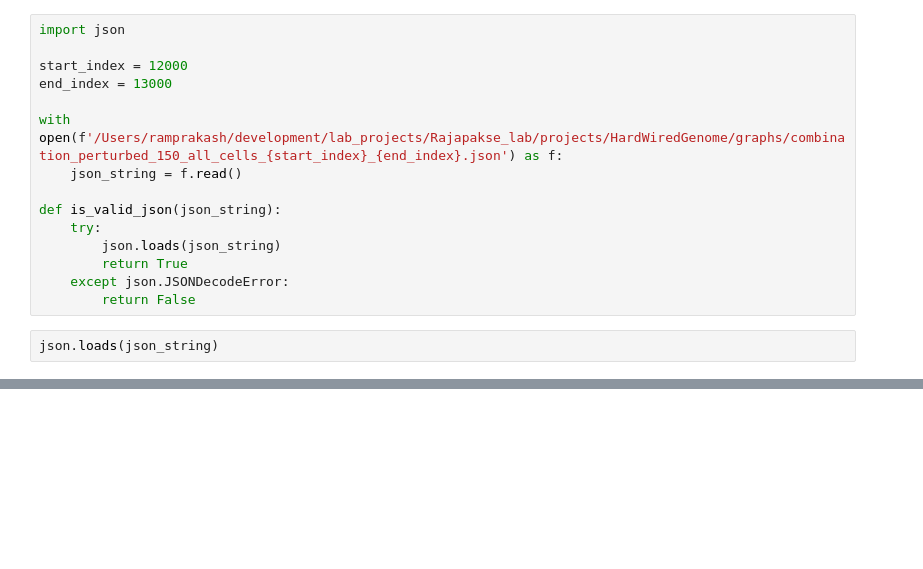
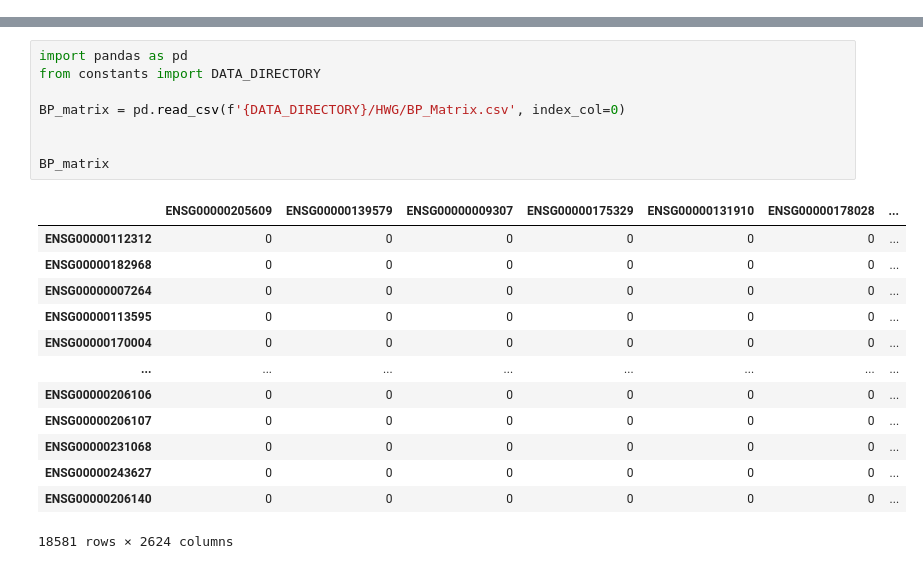
Before and after one commit to imnuvi/HardWiredGenome, a Jupyter notebook: Experiments.ipynb, the cells around one changed output, grey strips where cells are left out. Drawn from its saved outputs; the diff is of its cells as text; blank space fills up the shorter version.

```diff
--- a/Experiments.ipynb
+++ b/Experiments.ipynb
@@ -91,17 +0,0 @@ def calculate_measures(network):
-# %%
-import json
-
-start_index = 12000
-end_index = 13000
-
-with open(f'/Users/ramprakash/development/lab_projects/Rajapakse_lab/projects/HardWiredGenome/graphs/combination_perturbed_150_all_cells_{start_index}_{end_index}.json') as f:
-    json_string = f.read()
-
-def is_valid_json(json_string):
-    try:
-        json.loads(json_string)
-        return True
-    except json.JSONDecodeError:
-        return False
-# %%
-json.loads(json_string)
@@ -125,0 +739,22 @@ json.loads(json_string)
+# %%
+import pandas as pd
+from constants import DATA_DIRECTORY
+
+BP_matrix = pd.read_csv(f'{DATA_DIRECTORY}/HWG/BP_Matrix.csv', index_col=0)
+
+
+BP_matrix
+# %% [output]
+|  | ENSG00000205609 | ENSG00000139579 | ENSG00000009307 | ENSG00000175329 | ENSG00000131910 | ENSG00000178028 | ... |
+| ENSG00000112312 | 0 | 0 | 0 | 0 | 0 | 0 | ... |
+| ENSG00000182968 | 0 | 0 | 0 | 0 | 0 | 0 | ... |
+| ENSG00000007264 | 0 | 0 | 0 | 0 | 0 | 0 | ... |
+| ENSG00000113595 | 0 | 0 | 0 | 0 | 0 | 0 | ... |
+| ENSG00000170004 | 0 | 0 | 0 | 0 | 0 | 0 | ... |
+| ... | ... | ... | ... | ... | ... | ... | ... |
+| ENSG00000206106 | 0 | 0 | 0 | 0 | 0 | 0 | ... |
+| ENSG00000206107 | 0 | 0 | 0 | 0 | 0 | 0 | ... |
+| ENSG00000231068 | 0 | 0 | 0 | 0 | 0 | 0 | ... |
+| ENSG00000243627 | 0 | 0 | 0 | 0 | 0 | 0 | ... |
+| ENSG00000206140 | 0 | 0 | 0 | 0 | 0 | 0 | ... |
+18581 rows × 2624 columns
```
Also changed, not shown: parts of 45 cells of this notebook, 10 other files.
